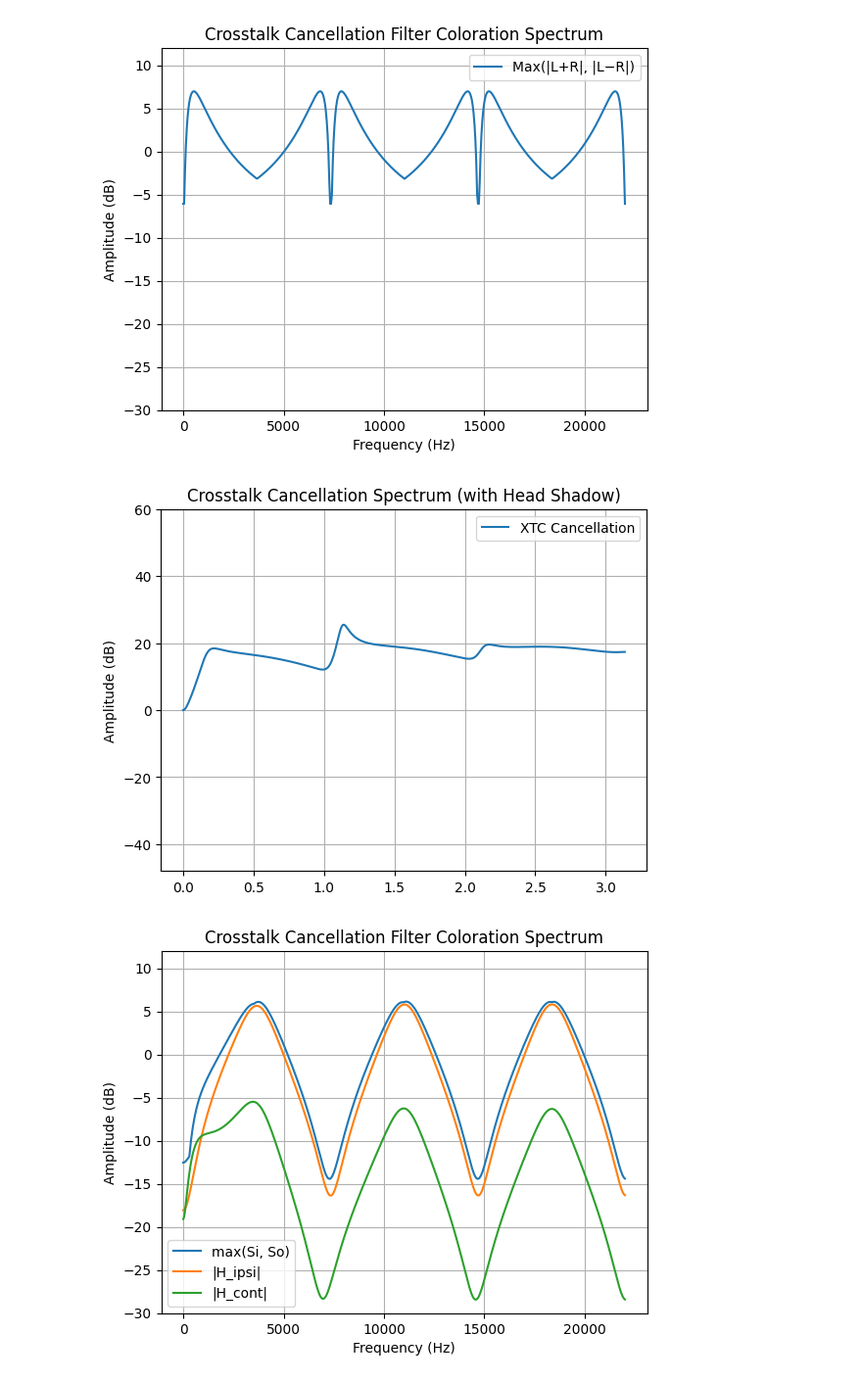
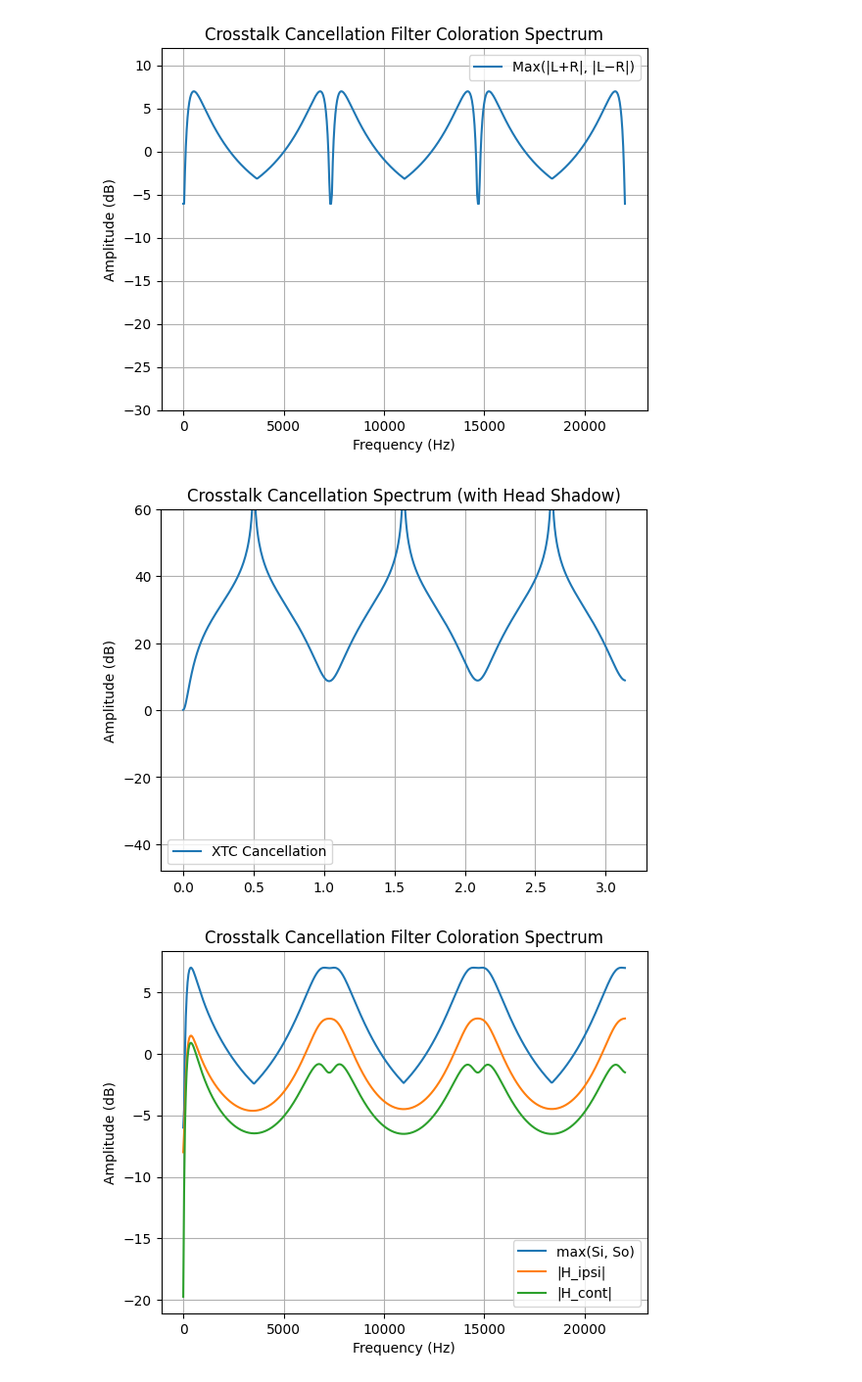
Before and after one commit to kweiwen/pitki, a Jupyter notebook: hrtf/IIR Implementation.ipynb, the cells around one changed output. Shown: that part at 98% size. Cells and saved outputs as stored; diff of their text form; code cells hidden in the pictures.

```diff
--- a/hrtf/IIR Implementation.ipynb
+++ b/hrtf/IIR Implementation.ipynb
@@ -225,15 +225,15 @@ analysis_coloration(b_ipsi, b_cont, a, sample_rate)
 [figure]
 # %%
 g = 0.985
-beta = 0.5
+beta = 0.05
 tau = 3  # e.g., 3 samples ≈ 68us @ 44.1kHz
 sample_rate = 44100
 # %%
 def convolve_all(*args):
-    result = np.array([1.0])
-    for a in args:
-        result = np.convolve(result, a)
-    return result
+    out = args[0]
+    for a in args[1:]:
+        out = np.convolve(out, a)
+    return out
 
 def generate_hs_filter_coeffs(g, beta, tau, N, D):
     offset = 5 # order of cascade 1st order filter for 4 times!
@@ -248,7 +248,7 @@ def generate_hs_filter_coeffs(g, beta, tau, N, D):
     a = np.zeros(size)
 
     # --- Ipsi numerator ---
-    b_ipsi[0:offset] += g**2 * convolve_all(D, D, d, d)
+    b_ipsi[0:offset] += g**2 * convolve_all(D, D, n, n)
     b_ipsi[2*tau:2*tau+offset] += -(beta + 1) * convolve_all(D, D, d, d)
 
     # --- Cont numerator ---
@@ -257,10 +257,10 @@ def generate_hs_filter_coeffs(g, beta, tau, N, D):
     b_cont[3*tau:3*tau+offset] += g * convolve_all(D, d, d, N)
 
     # --- Shared denominator ---
-    a[0:offset] += g**2 * convolve_all(D, D, d, d)
+    a[0:offset] += g**2 * convolve_all(D, D, n, n)
     a[2*tau:2*tau+offset] += -g**4 * convolve_all(N, N, n, n)
-    a[2*tau:2*tau+offset] += 2 * beta * g * convolve_all(D, d, N, n)
-    a[2*tau:2*tau+offset] += (beta+1)**2 * convolve_all(D, D, d, d)
+    a[2*tau:2*tau+offset] += -2 * beta * g * g * convolve_all(D, d, N, n)
+    a[2*tau:2*tau+offset] += -(beta+1)**2 * convolve_all(D, D, d, d)
     a[4*tau:4*tau+offset] += g**2 * convolve_all(N, N, d, d)
 
     return b_ipsi, b_cont, a
@@ -317,37 +317,37 @@ def analysis_coloration(b_ipsi, b_cont, a, sample_rate):
     - a: denominator coefficients (shared by both filters)
     - sample_rate: sampling rate in Hz
     """
     w, h_ipsi = signal.freqz(b_ipsi, a, fs=sample_rate)
     w, h_cont = signal.freqz(b_cont, a, fs=sample_rate)
 
     si = np.abs(h_ipsi + h_cont)
     so = np.abs(h_ipsi - h_cont)
 
     plt.title('Crosstalk Cancellation Filter Coloration Spectrum')
     plt.plot(w, 20 * np.log10(np.maximum(si, so)), label='max(Si, So)')
     plt.plot(w, 20 * np.log10(np.abs(h_ipsi)), label='|H_ipsi|')
     plt.plot(w, 20 * np.log10(np.abs(h_cont)), label='|H_cont|')
-    plt.ylim(-30, 12)
+    # plt.ylim(-30, 12)
     plt.legend()
     plt.grid()
     plt.xlabel("Frequency (Hz)")
     plt.ylabel("Amplitude (dB)")
     plt.show()
 
 # cont: [0.6096938775510208, -0.44642857142857173] [1, -0.8367346938775511]
 # ipsi: [1.4821428571428572, -1.3188775510204085] [1, -0.8367346938775511]
-
-cont = [0.6096938775510208, -0.44642857142857173]
-ipsi = [1.4821428571428572, -1.3188775510204085]
+# cont = [1.0, 0.0]
+# ipsi = [1.0, 0.0]
+cont = [0.9411051048942621, -0.7778397987718131]
+ipsi = [1.150731629799616, -0.987466323677167]
 Num = cont
 Den = ipsi
-
 # Num = [1.0, 0.0]
 # Den = [1.0, 0.0]
 
 b_ipsi, b_cont, a = generate_hs_filter_coeffs(g, beta, tau, Num, Den)
 analysis_cancellation(b_ipsi, b_cont, a, Num, Den, g, tau)
 analysis_coloration(b_ipsi, b_cont, a, sample_rate)
 # %% [output]
-[figure, old version]
+[figure, new version]
-[figure, old version]
+[figure, new version]
```
Also changed, not shown: parts of 3 cells of this notebook.
